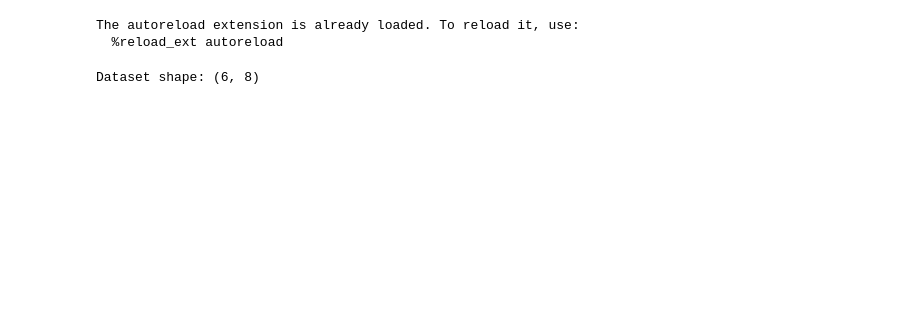
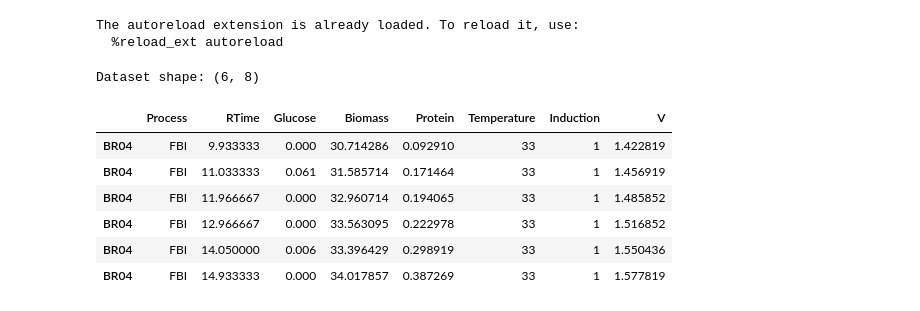
Before and after one commit to costasmexis/dynamic-modeling, a Jupyter notebook: notebooks/induction_main.ipynb, the cells around one changed output. Drawn from its saved outputs; the diff is of its cells as text; code cells hidden in the pictures; blank space fills up the shorter version.

```diff
--- a/notebooks/induction_main.ipynb
+++ b/notebooks/induction_main.ipynb
@@ -172,8 +172,17 @@ def main(df: pd.DataFrame, num_epochs: int = 2500):
 # %%
 def V(t):
     return 31/1000 * (t-9.933333) + 1.422819
 
 df['V'] = V(df['RTime'])
+df
+# %% [output]
+|  | Process | RTime | Glucose | Biomass | Protein | Temperature | Induction | V |
+| BR04 | FBI | 9.933333 | 0.000 | 30.714286 | 0.092910 | 33 | 1 | 1.422819 |
+| BR04 | FBI | 11.033333 | 0.061 | 31.585714 | 0.171464 | 33 | 1 | 1.456919 |
+| BR04 | FBI | 11.966667 | 0.000 | 32.960714 | 0.194065 | 33 | 1 | 1.485852 |
+| BR04 | FBI | 12.966667 | 0.000 | 33.563095 | 0.222978 | 33 | 1 | 1.516852 |
+| BR04 | FBI | 14.050000 | 0.006 | 33.396429 | 0.298919 | 33 | 1 | 1.550436 |
+| BR04 | FBI | 14.933333 | 0.000 | 34.017857 | 0.387269 | 33 | 1 | 1.577819 |
 # %%
 i = 7
 print(f'Running for {i} data points')
```
Also changed, not shown: parts of 3 cells of this notebook, 1 other file.
